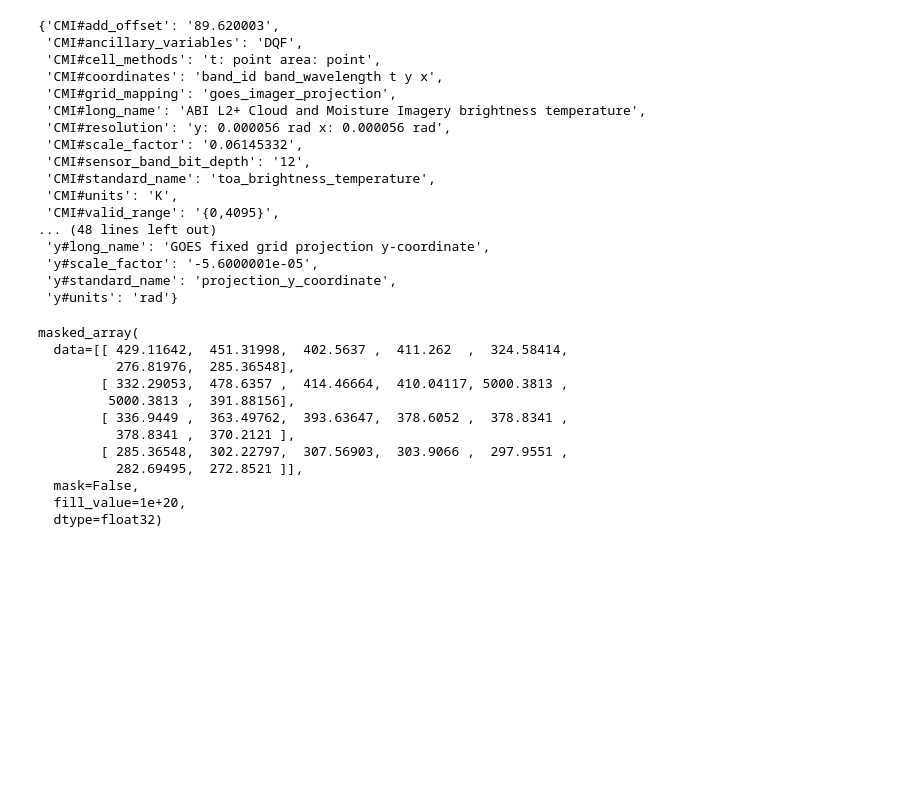
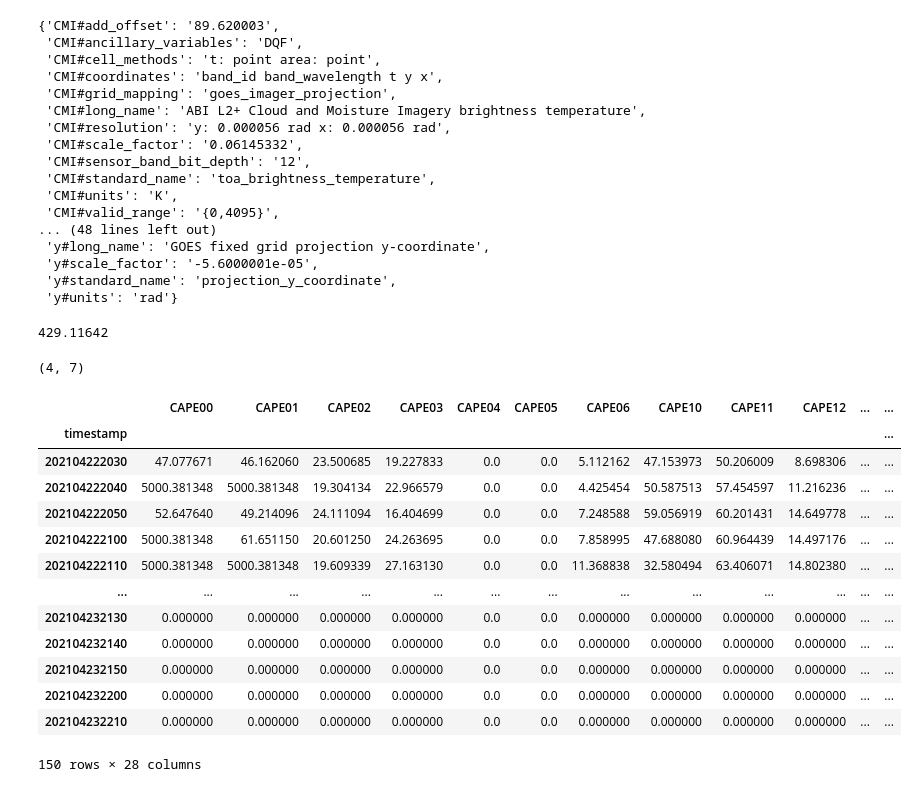
Before and after one commit to NietoCurcio/atmoseer, a Jupyter notebook: notebooks/MONAN_meeting.ipynb, the cells around one changed output. Cells and saved outputs as stored; diff of their text form; code cells hidden in the pictures; blank space fills up the shorter version.

```diff
--- a/notebooks/MONAN_meeting.ipynb
+++ b/notebooks/MONAN_meeting.ipynb
@@ -1245,24 +1245,38 @@ metadata
 # %%
 from netCDF4 import Dataset
 
-filename = '../data/goes16/DSI/202102010000_CAPE.nc'
+filename = '../data/goes16/DSI/DSI2021_Jan_to_May/202102010000_CAPE.nc'
 
 file = Dataset(f'{filename}')
 
 # Get the pixel values
 data = file.variables['Band1'][:]
 
-data
+data[0,0]
 # %% [output]
-masked_array(
-  data=[[ 429.11642,  451.31998,  402.5637 ,  411.262  ,  324.58414,
-          276.81976,  285.36548],
-        [ 332.29053,  478.6357 ,  414.46664,  410.04117, 5000.3813 ,
-         5000.3813 ,  391.88156],
-        [ 336.9449 ,  363.49762,  393.63647,  378.6052 ,  378.8341 ,
-          378.8341 ,  370.2121 ],
-        [ 285.36548,  302.22797,  307.56903,  303.9066 ,  297.9551 ,
-          282.69495,  272.8521 ]],
-  mask=False,
-  fill_value=1e+20,
-  dtype=float32)
+429.11642
+# %%
+data.shape
+# %% [output]
+(4, 7)
+# %%
+import pandas as pd
+
+df_CAPE = pd.read_parquet('../CAPE.parquet')
+
+df_CAPE.tail(150)
+# %% [output]
+|  | CAPE00 | CAPE01 | CAPE02 | CAPE03 | CAPE04 | CAPE05 | CAPE06 | CAPE10 | CAPE11 | CAPE12 | ... | ... |
+| timestamp |  |  |  |  |  |  |  |  |  |  |  | ... |
+| 202104222030 | 47.077671 | 46.162060 | 23.500685 | 19.227833 | 0.0 | 0.0 | 5.112162 | 47.153973 | 50.206009 | 8.698306 | ... | ... |
+| 202104222040 | 5000.381348 | 5000.381348 | 19.304134 | 22.966579 | 0.0 | 0.0 | 4.425454 | 50.587513 | 57.454597 | 11.216236 | ... | ... |
+| 202104222050 | 52.647640 | 49.214096 | 24.111094 | 16.404699 | 0.0 | 0.0 | 7.248588 | 59.056919 | 60.201431 | 14.649778 | ... | ... |
+| 202104222100 | 5000.381348 | 61.651150 | 20.601250 | 24.263695 | 0.0 | 0.0 | 7.858995 | 47.688080 | 60.964439 | 14.497176 | ... | ... |
+| 202104222110 | 5000.381348 | 5000.381348 | 19.609339 | 27.163130 | 0.0 | 0.0 | 11.368838 | 32.580494 | 63.406071 | 14.802380 | ... | ... |
+| ... | ... | ... | ... | ... | ... | ... | ... | ... | ... | ... | ... | ... |
+| 202104232130 | 0.000000 | 0.000000 | 0.000000 | 0.000000 | 0.0 | 0.0 | 0.000000 | 0.000000 | 0.000000 | 0.000000 | ... | ... |
+| 202104232140 | 0.000000 | 0.000000 | 0.000000 | 0.000000 | 0.0 | 0.0 | 0.000000 | 0.000000 | 0.000000 | 0.000000 | ... | ... |
+| 202104232150 | 0.000000 | 0.000000 | 0.000000 | 0.000000 | 0.0 | 0.0 | 0.000000 | 0.000000 | 0.000000 | 0.000000 | ... | ... |
+| 202104232200 | 0.000000 | 0.000000 | 0.000000 | 0.000000 | 0.0 | 0.0 | 0.000000 | 0.000000 | 0.000000 | 0.000000 | ... | ... |
+| 202104232210 | 0.000000 | 0.000000 | 0.000000 | 0.000000 | 0.0 | 0.0 | 0.000000 | 0.000000 | 0.000000 | 0.000000 | ... | ... |
+150 rows × 28 columns
```
Also changed, not shown: parts of 2 cells of this notebook, 18 other files.
